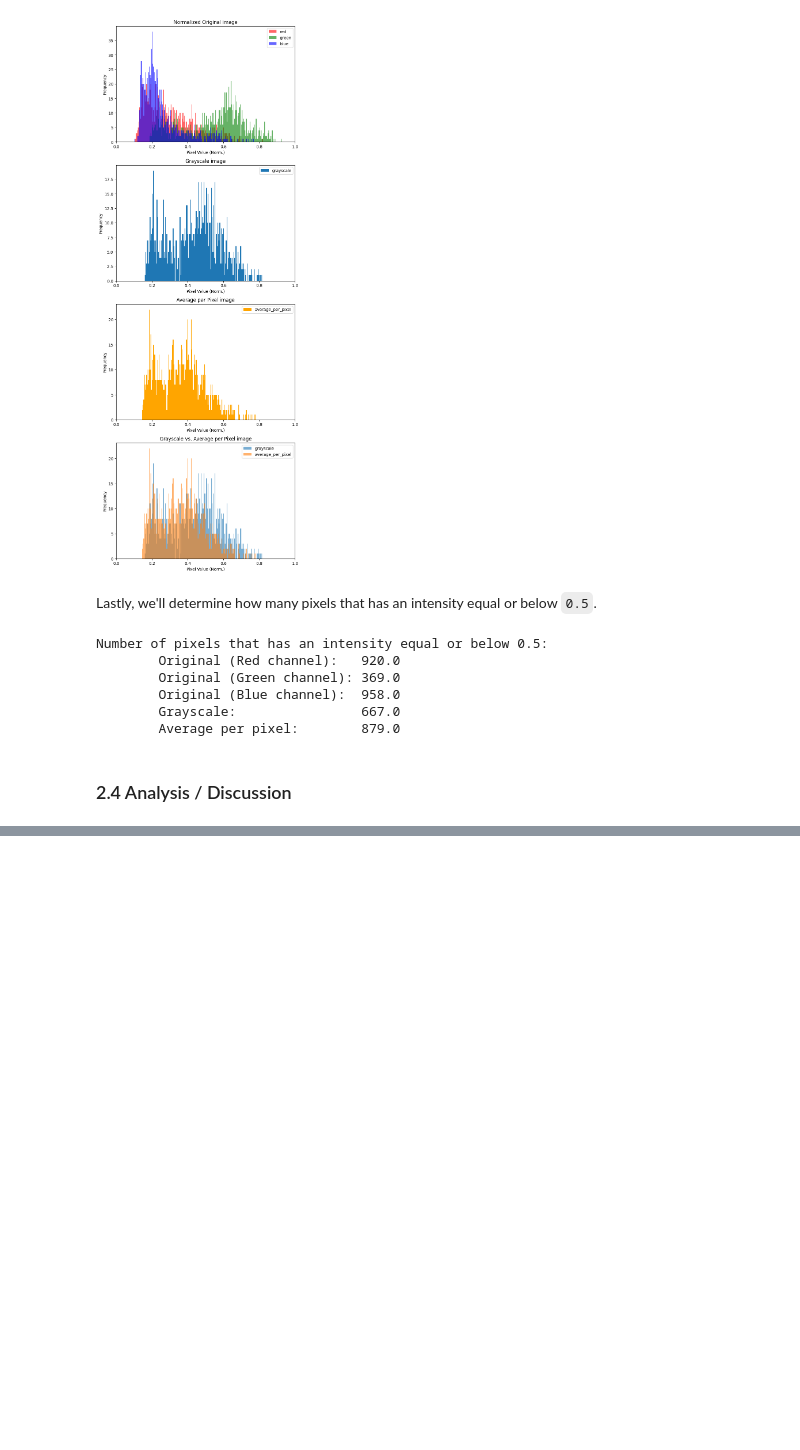
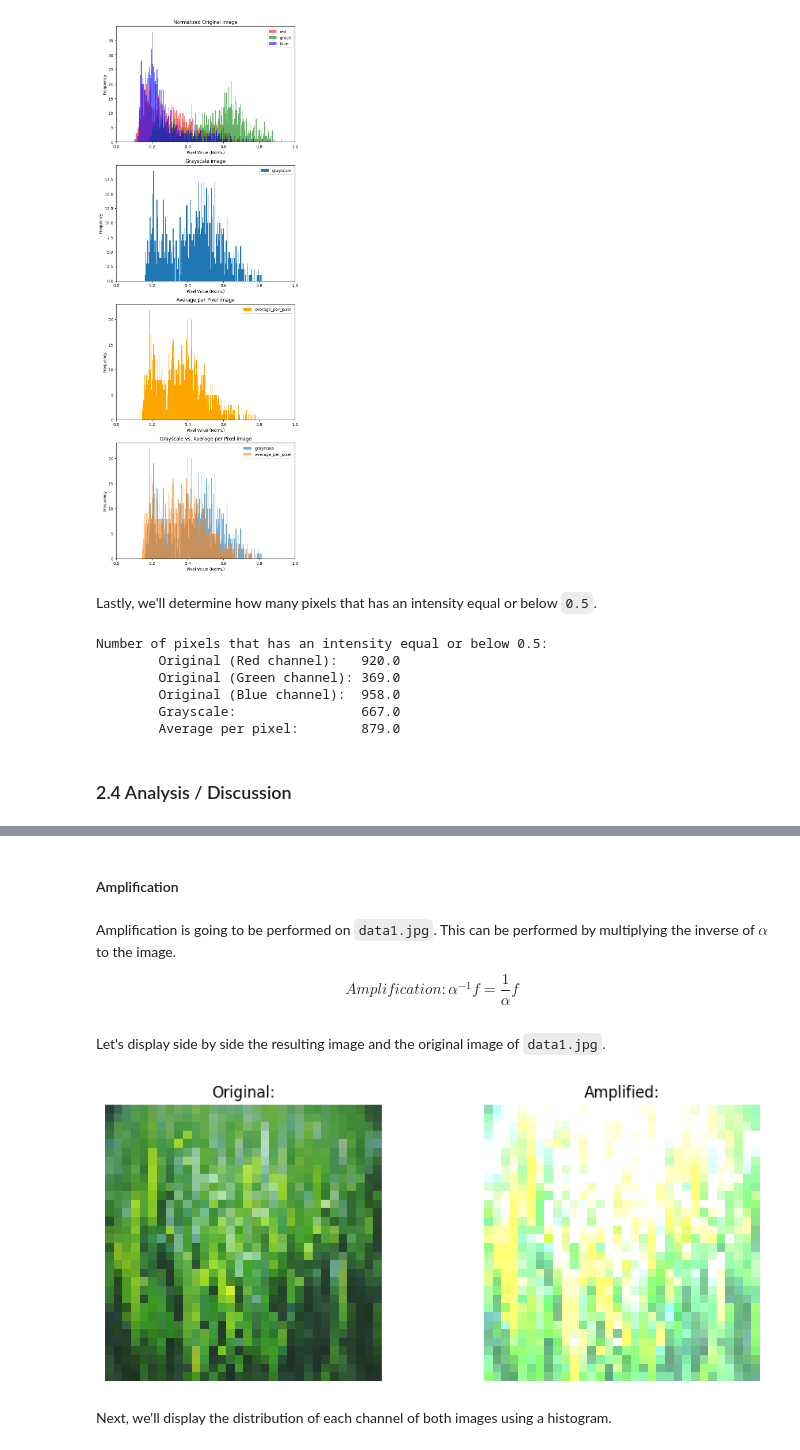
Before and after one commit to Pierre120/digital-images-and-dsp, a Jupyter notebook: imagpro-mp1-hernandez.ipynb, the cells around one changed output, grey strips where cells are left out. Drawn from its saved outputs; the diff is of its cells as text; code cells hidden in the pictures; blank space fills up the shorter version.

Commit message:
add(basic-image-processing)

```diff
--- a/imagpro-mp1-hernandez.ipynb
+++ b/imagpro-mp1-hernandez.ipynb
@@ -419,0 +438,33 @@ and `879`, respectively. The `Average per pixel` image has more low intensity pi
+# %%
+# alpha
+alpha = 0.3
+# %% [markdown]
+#### Amplification
+# %% [markdown]
+Amplification is going to be performed on `data1.jpg`. This can be performed by multiplying the
+inverse of $\alpha$ to the image.
+
+$$Amplification: \alpha^{-1}f = \frac{1}{\alpha}f$$
+# %%
+amplified_first_image = (1/alpha)*imgs_32x32_first
+amplified_first_image = np.clip(amplified_first_image, 0, 255) # clips the outliers
+amplified_first_image = np.round(amplified_first_image) # round to nearest integer
+amplified_first_image = amplified_first_image.astype(np.uint8) # ensures all values are unsigned integers [0,255]
+# %% [markdown]
+Let's display side by side the resulting image and the original image of `data1.jpg`.
+# %%
+fig, axes = plt.subplots(1, 2, figsize=(10, 4))
+axes = axes.ravel()
+# Original
+axes[0].imshow(imgs_32x32_first)
+axes[0].set_title('Original:')
+axes[0].axis('off')
+# Amplified
+axes[1].imshow(amplified_first_image)
+axes[1].set_title('Amplified:')
+axes[1].axis('off')
+plt.show()
+# %% [output]
+[figure, added]
+# %% [markdown]
+Next, we'll display the distribution of each channel of both images using a histogram.
```
Also changed, not shown: parts of 36 cells of this notebook.
